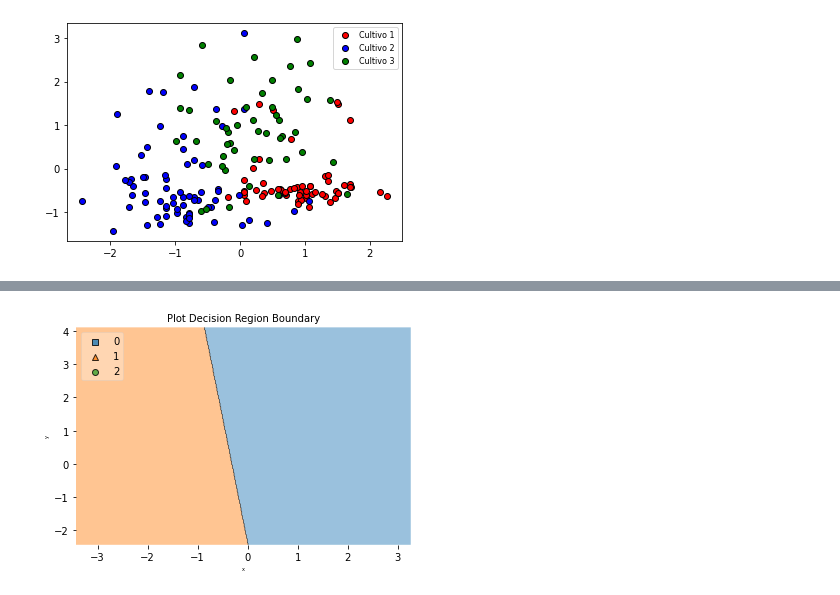
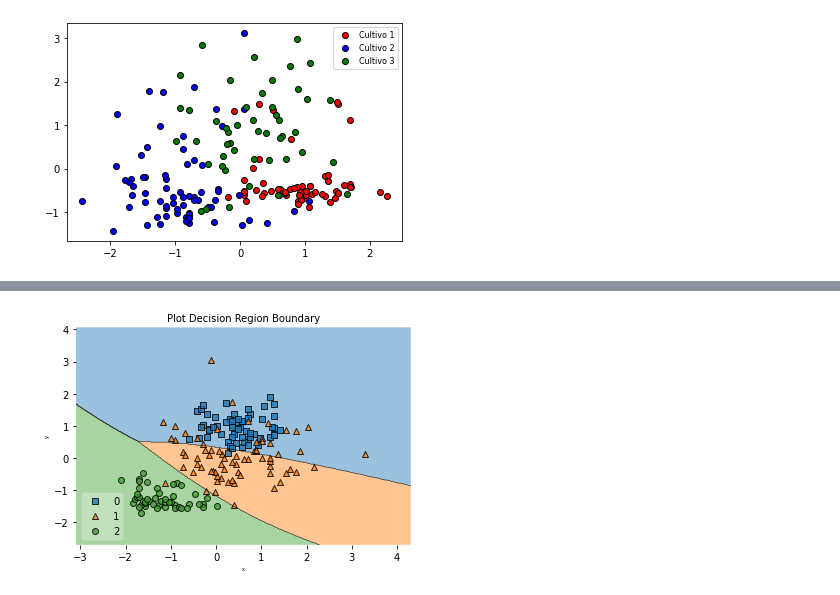
Before and after one commit to LuchoValr/Mycodes, a Jupyter notebook: Vinos.ipynb, the cells around one changed output, grey strips where cells are left out. Drawn from its saved outputs; the diff is of its cells as text; code cells hidden in the pictures.

```diff
--- a/Vinos.ipynb
+++ b/Vinos.ipynb
@@ -75,25 +73,24 @@ Epoch 4000/4000
 # %%
 class Onehot2Int(object):
 
-    def __init__(self, model):
-        self.model = model
+    def __init__(self, modelo):
+        self.modelo = modelo
 
     def predict(self, X):
-        y_pred = self.model.predict(X)
+        y_pred = self.modelo.predict(X)
         return np.argmax(y_pred, axis=1)
 # %%
 keras_model_no_ohe = Onehot2Int(modelo)
 # %%
 from mlxtend.plotting import plot_decision_regions
-value=1.5
-widght=0.75
-plot_decision_regions(X, Y_num, clf=keras_model_no_ohe, legend=2,feature_index=[0,1],
-                      filler_feature_values={2: value, 3:value, 4:value,5:value,6:value,7:value,8:value,9:value,10:value,11:value},
-                      filler_feature_ranges={2: widght, 3: widght,4:widght,5:widght,6:widght,7:widght,8:widght,9:widght,10:widght,11:widght})
+value=0.5
+widght=500
+
+plot_decision_regions(X, Y_num, clf=keras_model_no_ohe, legend=3,feature_index=[10,6],
+                      filler_feature_values={0: value, 2:value, 4:value,5:value,1:value,7:value,8:value,9:value,3:value,11:value},
+                      filler_feature_ranges={0: widght, 2: widght,4:widght,5:widght,1:widght,7:widght,8:widght,9:widght,3:widght,11:widght})
 plt.xlabel("x", size=5)
 plt.ylabel("y", size=5)
 plt.title('Plot Decision Region Boundary', size=10)
 plt.show()
-
-#Posible error por falta de variables visibles
 # %% [output]
@@ -101 +98 @@ plt.show()
-[figure, old version]
+[figure, new version]
```
Also changed, not shown: parts of 4 cells of this notebook.
